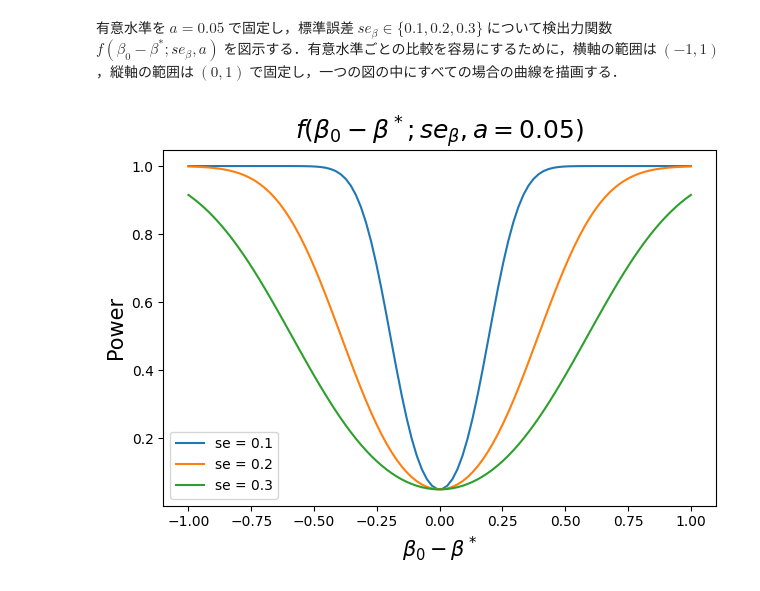
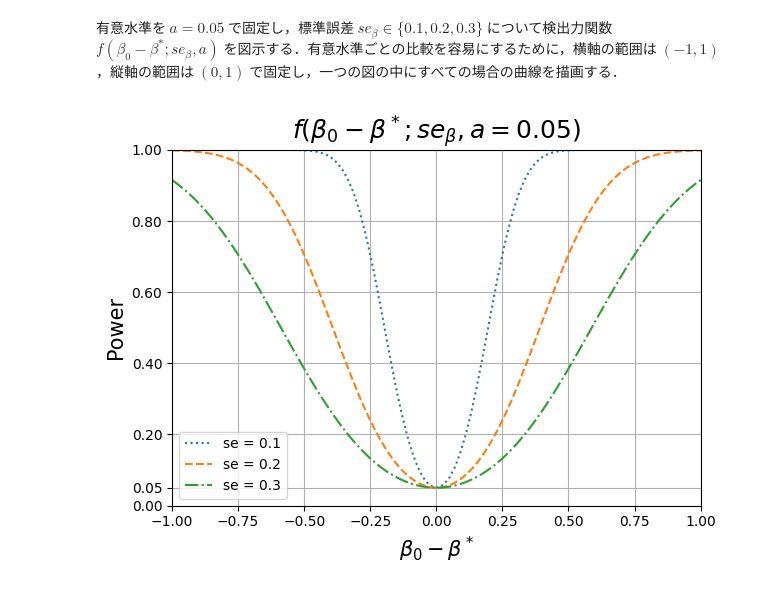
Before and after one commit to Nagayu71/Econometrics-B, a Jupyter notebook: week6_Ztest_power_function.ipynb, the cells around one changed output. Drawn from its saved outputs; the diff is of its cells as text; code cells hidden in the pictures.

```diff
--- a/week6_Ztest_power_function.ipynb
+++ b/week6_Ztest_power_function.ipynb
@@ -127,21 +136,30 @@ plt.savefig("Figure/ztest_power_function2.png")
 # %%
 # standard error
 se_lst = [0.1, 0.2, 0.3]
+# line style
+style = [":", "--", "-."]
 # fixed values
 r = 1.96
 epsilon = np.linspace(-1, 1, 100)
 
 fig, ax = plt.subplots()
 
-for se in se_lst:
-    ax.plot(epsilon, power_function(epsilon, se, r), label=f"se = {se}")
+for se, s in zip(se_lst, style):
+    ax.plot(epsilon, power_function(epsilon, se, r), linestyle=s, label=f"se = {se}")
 ax.set_title(r"$f(\beta_0 - \beta^*; se_\beta, a=0.05)$", size=18)
 ax.set_xlabel(r"$\beta_0 - \beta^*$", size=15)
 ax.set_ylabel("Power", size=15)
 ax.legend()
+ax.set_xlim(-1, 1)
+ax.set_ylim(0, 1)
+# make grid line
+ytick = list(np.linspace(0, 1, 6))
+ytick.append(0.05)
+ax.set_yticks(ytick)
+ax.grid()
 fig.tight_layout()
 
 # save the generated figure
 plt.savefig("Figure/ztest_power_function3.png")
 # %% [output]
-[figure, old version]
+[figure, new version]
```
Also changed, not shown: parts of 2 cells of this notebook.
